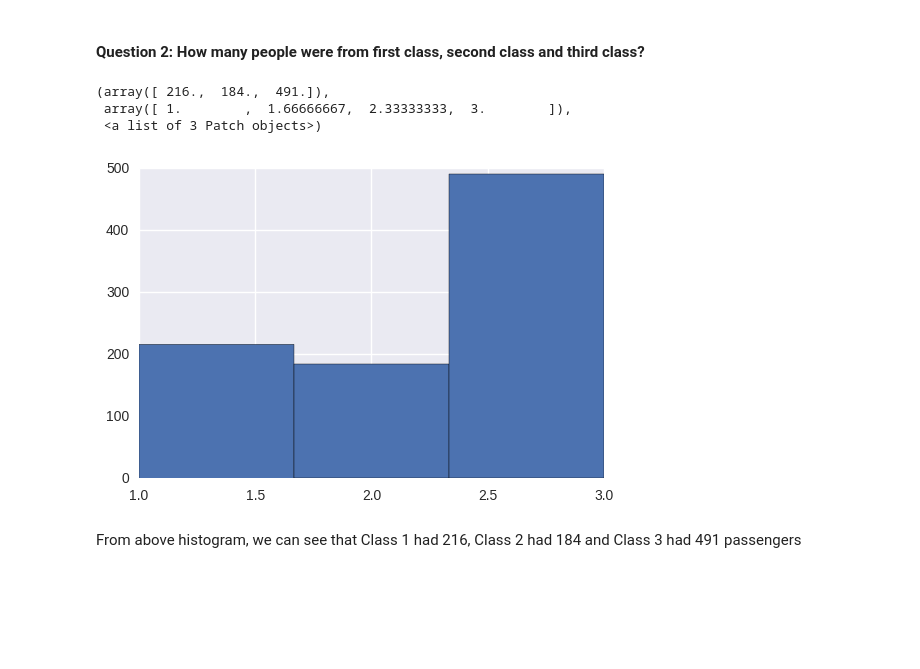
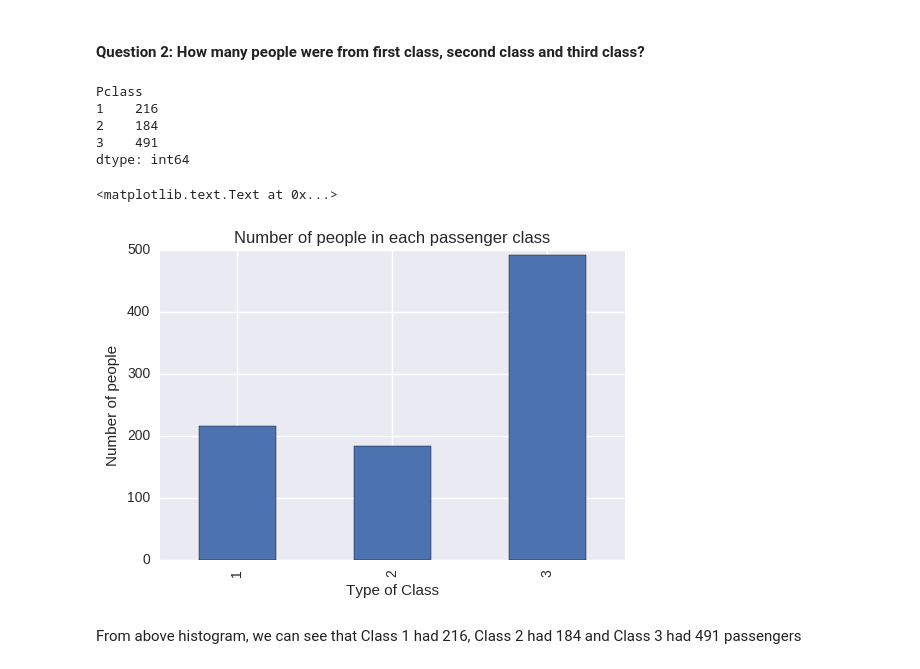
Before and after one commit to rahuldaware/titanic-data-analysis, a Jupyter notebook: titanic-data-analysis.ipynb, the cells around one changed output. Drawn from its saved outputs; the diff is of its cells as text; code cells hidden in the pictures; blank space fills up the shorter version.

```diff
--- a/titanic-data-analysis.ipynb
+++ b/titanic-data-analysis.ipynb
@@ -48,13 +48,21 @@ print percent_survived
 38.3838383838
 # %% [markdown]
 #### Question 2: How many people were from first class, second class and third class?
-# %%
-plt.hist(titanic_data['Pclass'],bins=3)
-# %% [output]
-(array([ 216.,  184.,  491.]),
- array([ 1.        ,  1.66666667,  2.33333333,  3.        ]),
- <a list of 3 Patch objects>)
-[figure, removed]
+# %%
+pclass = titanic_data.groupby('Pclass').size()
+print pclass
+pclass.plot(kind='bar')
+plt.title("Number of people in each passenger class")
+plt.xlabel("Type of Class")
+plt.ylabel("Number of people")
+# %% [output]
+Pclass
+1    216
+2    184
+3    491
+dtype: int64
+<matplotlib.text.Text at 0x...>
+[figure, added]
 # %% [markdown]
 From above histogram, we can see that Class 1 had 216, Class 2 had 184 and Class 3 had 491 passengers
 # %% [markdown]
```
Also changed, not shown: parts of 2 cells of this notebook, 1 other file.
